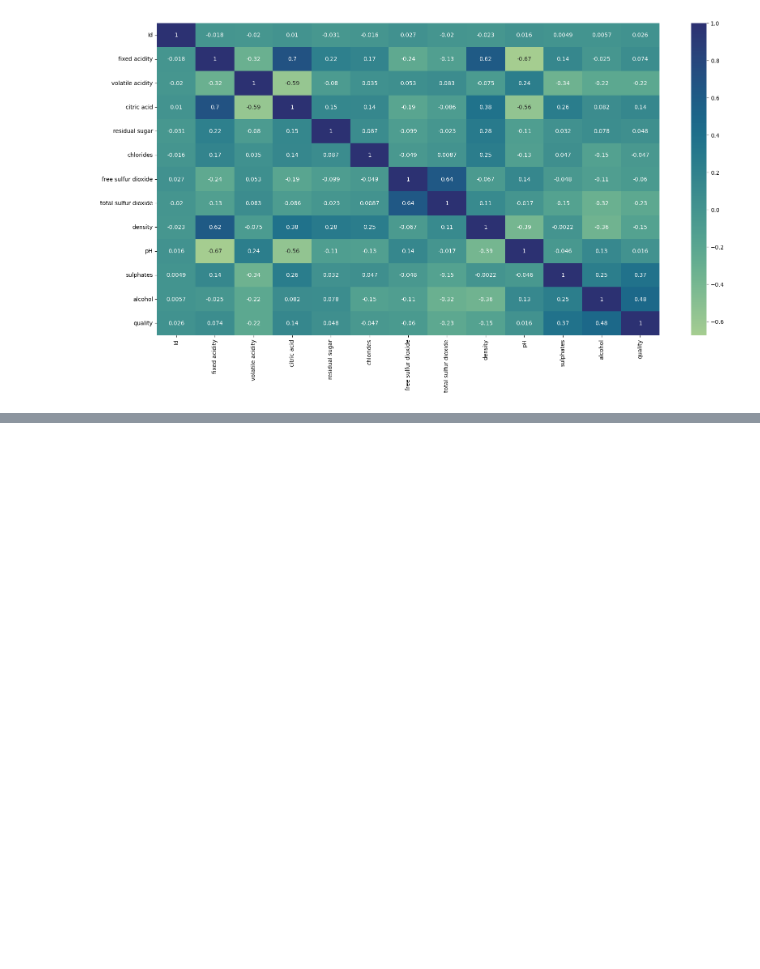
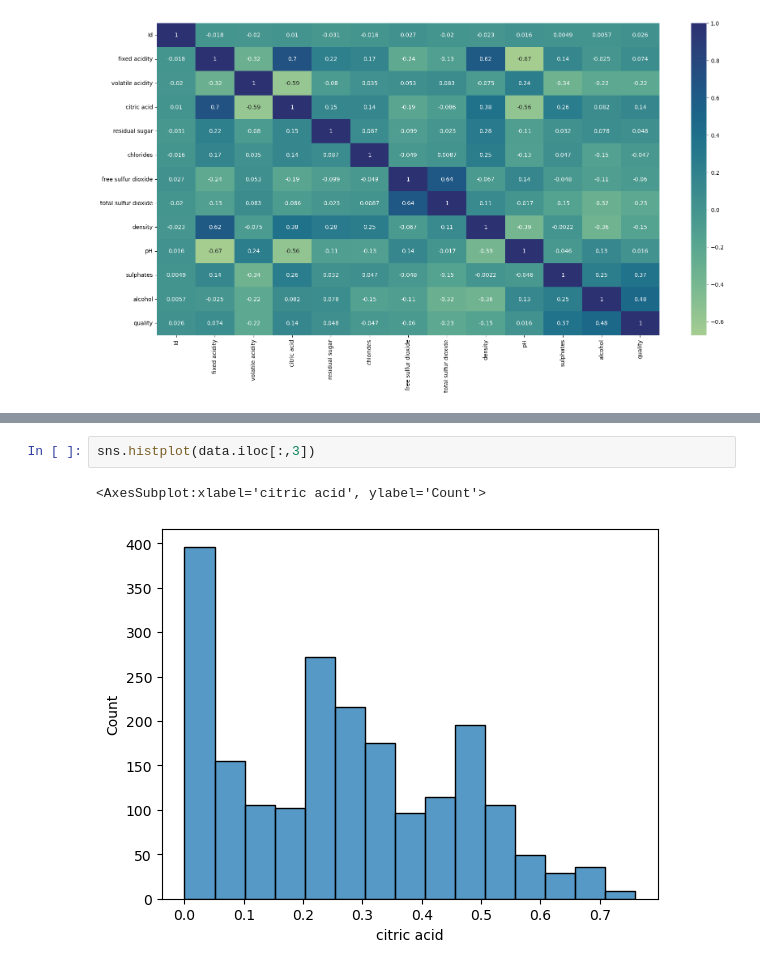
Before and after one commit to BuckGuy/HackAI2023, a Jupyter notebook: ai/HackAIWine.ipynb, the cells around one changed output, grey strips where cells are left out. Cells and saved outputs as stored; diff of their text form; blank space fills up the shorter version.

```diff
--- a/ai/HackAIWine.ipynb
+++ b/ai/HackAIWine.ipynb
@@ -141,0 +56,5 @@ Accuracy: 0.4684466019417476
+# %%
+sns.histplot(data.iloc[:,3])
+# %% [output]
+<AxesSubplot:xlabel='citric acid', ylabel='Count'>
+[figure, added]
```
Also changed, not shown: parts of 26 cells of this notebook.
